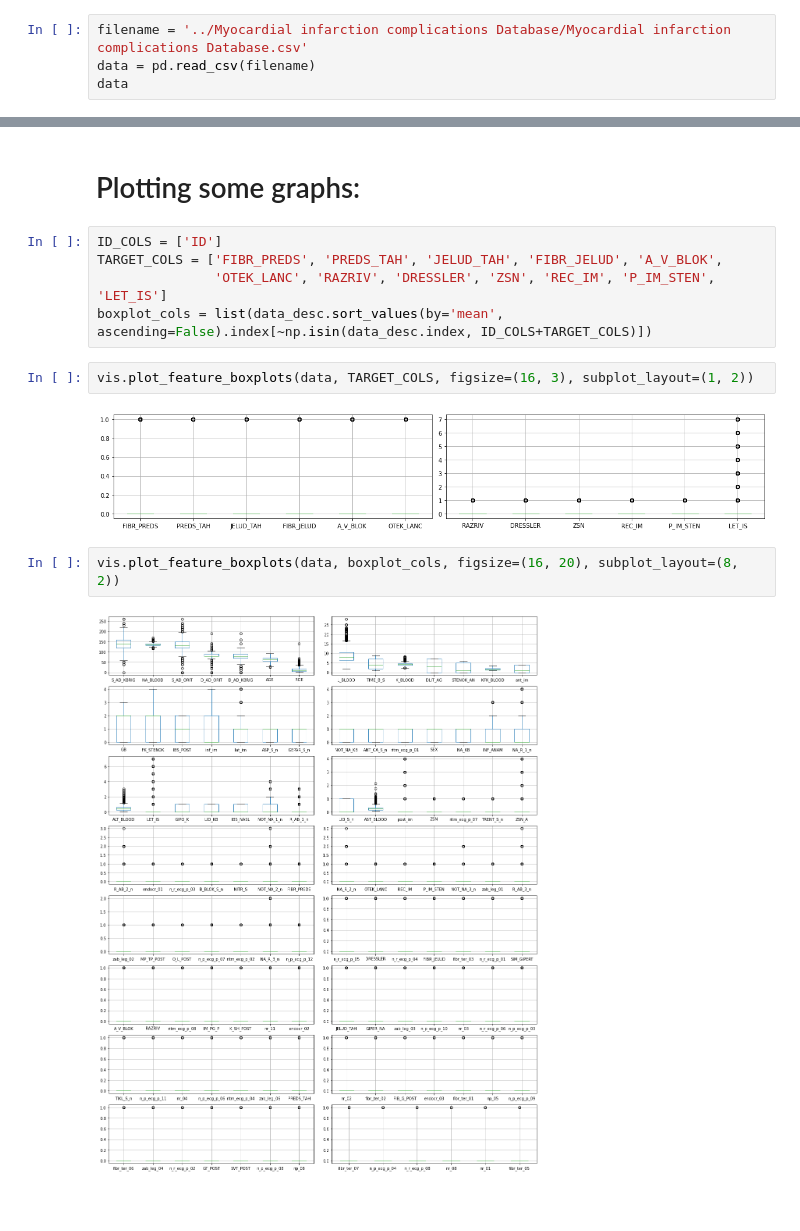
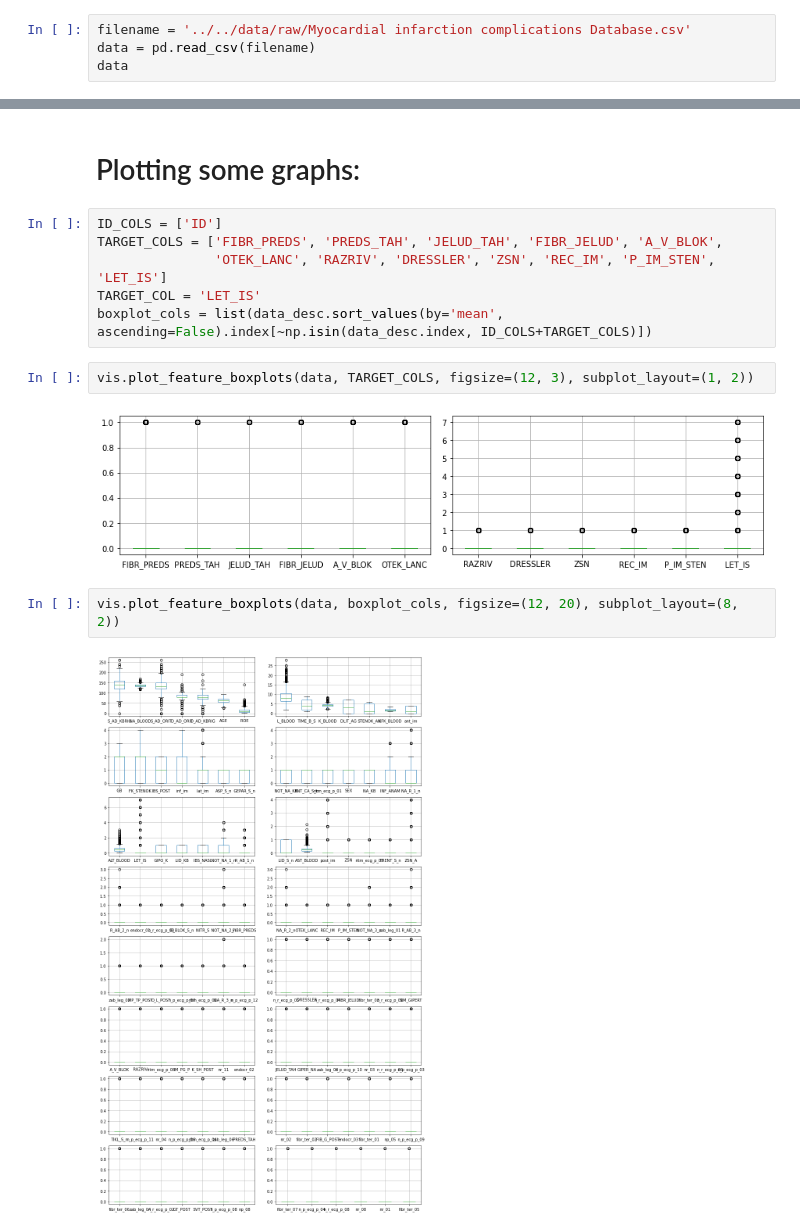
Before and after one commit to dwelcaslu/IFSP---Projeto-Interdisciplinar, a Jupyter notebook: notebooks/lucas/nbk00_data_exploration.ipynb, the cells around one changed output, grey strips where cells are left out. Cells and saved outputs as stored; diff of their text form; blank space fills up the shorter version.

```diff
--- a/notebooks/lucas/nbk00_data_exploration.ipynb
+++ b/notebooks/lucas/nbk00_data_exploration.ipynb
@@ -7,5 +10,5 @@ import visualizations as vis
 # %%
-filename = '../Myocardial infarction complications Database/Myocardial infarction complications Database.csv'
+filename = '../../data/raw/Myocardial infarction complications Database.csv'
 data = pd.read_csv(filename)
 data
 # %% [output]
@@ -75,12 +96,13 @@ data_desc[data_desc['n_nulls'] > 0.1*data.shape[0]].sort_values(by='n_nulls', as
 ID_COLS = ['ID']
 TARGET_COLS = ['FIBR_PREDS', 'PREDS_TAH', 'JELUD_TAH', 'FIBR_JELUD', 'A_V_BLOK',
                'OTEK_LANC', 'RAZRIV', 'DRESSLER', 'ZSN', 'REC_IM', 'P_IM_STEN', 'LET_IS']
+TARGET_COL = 'LET_IS'
 boxplot_cols = list(data_desc.sort_values(by='mean', ascending=False).index[~np.isin(data_desc.index, ID_COLS+TARGET_COLS)])
 # %%
-vis.plot_feature_boxplots(data, TARGET_COLS, figsize=(16, 3), subplot_layout=(1, 2))
+vis.plot_feature_boxplots(data, TARGET_COLS, figsize=(12, 3), subplot_layout=(1, 2))
 # %% [output]
-[figure, old version]
+[figure, new version]
 # %%
-vis.plot_feature_boxplots(data, boxplot_cols, figsize=(16, 20), subplot_layout=(8, 2))
+vis.plot_feature_boxplots(data, boxplot_cols, figsize=(12, 20), subplot_layout=(8, 2))
 # %% [output]
-[figure, old version]
+[figure, new version]
```
Also changed, not shown: parts of 3 cells of this notebook, 8 other files.
